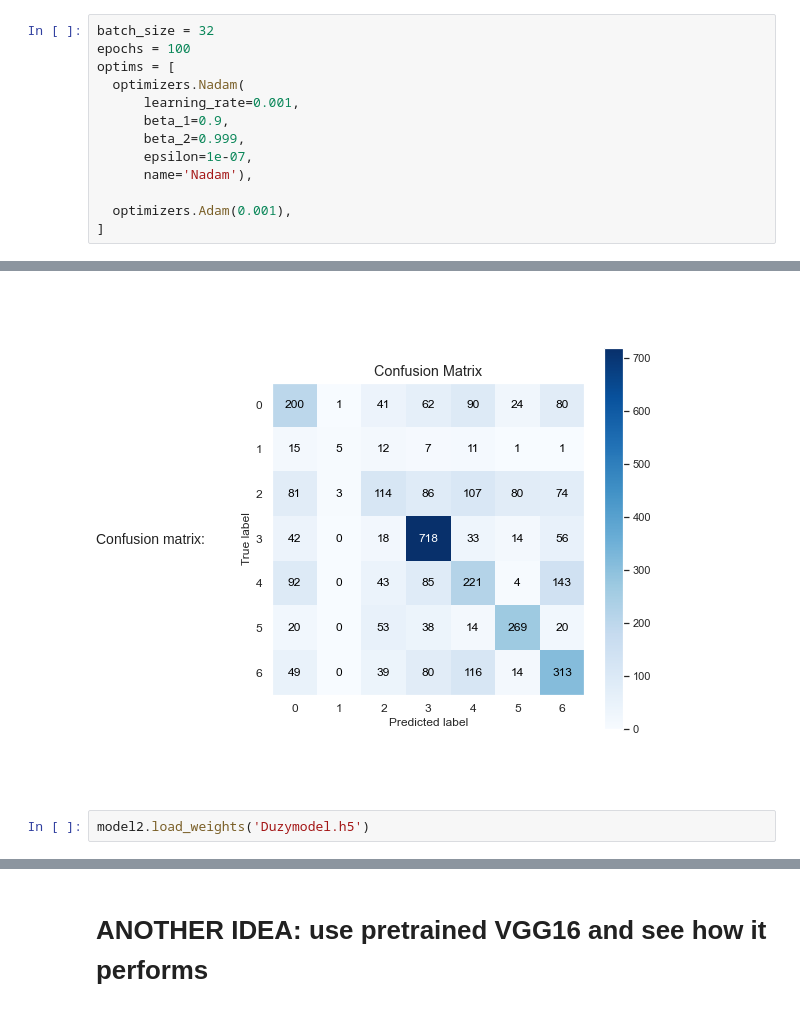
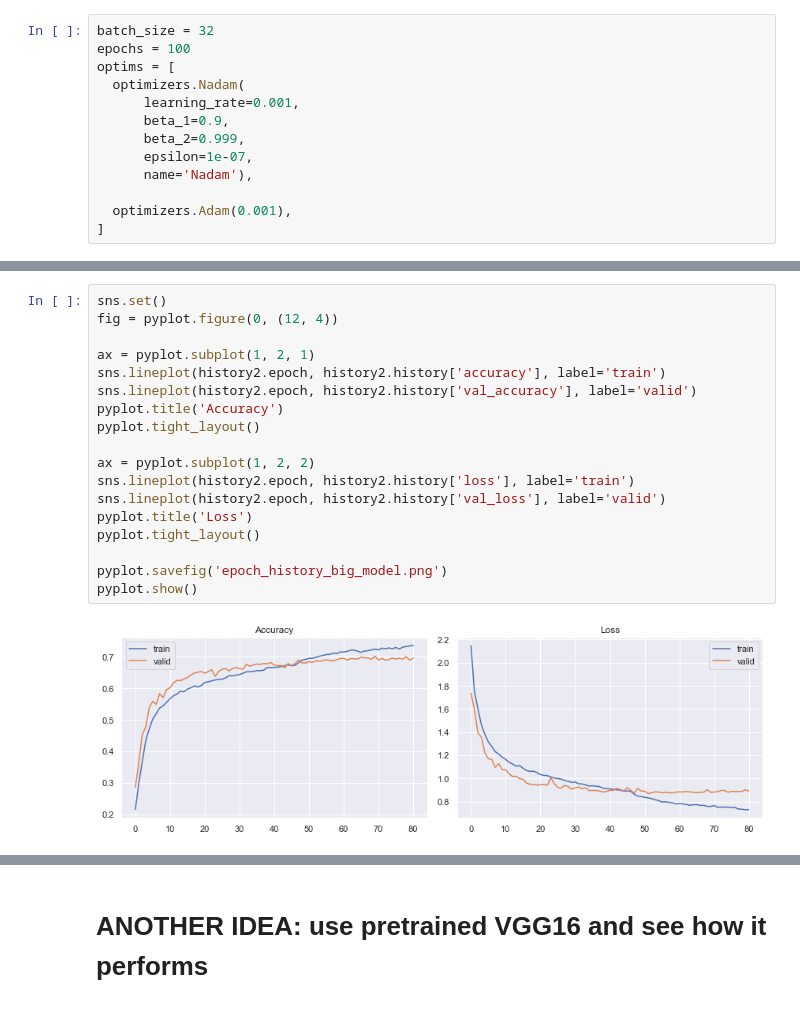
Before and after one commit to mw1213/AML_EmoRecognition, a Jupyter notebook: AML_EmotionRecognition_WawrzynowWilk.ipynb, the cells around one changed output, grey strips where cells are left out. Saved outputs shown, nothing was run; the diff lists cells and outputs as text.

```diff
--- a/AML_EmotionRecognition_WawrzynowWilk.ipynb
+++ b/AML_EmotionRecognition_WawrzynowWilk.ipynb
@@ -426,8 +453,23 @@ The accuracy and loss function obtained for this model:
-# %% [markdown]
-Confusion matrix:
-![confusion_matrix_dcnn2.png](attachment:confusion_matrix_dcnn2.png)
-# %%
-model2.load_weights('Duzymodel.h5')
+# %%
+sns.set()
+fig = pyplot.figure(0, (12, 4))
+
+ax = pyplot.subplot(1, 2, 1)
+sns.lineplot(history2.epoch, history2.history['accuracy'], label='train')
+sns.lineplot(history2.epoch, history2.history['val_accuracy'], label='valid')
+pyplot.title('Accuracy')
+pyplot.tight_layout()
+
+ax = pyplot.subplot(1, 2, 2)
+sns.lineplot(history2.epoch, history2.history['loss'], label='train')
+sns.lineplot(history2.epoch, history2.history['val_loss'], label='valid')
+pyplot.title('Loss')
+pyplot.tight_layout()
+
+pyplot.savefig('epoch_history_big_model.png')
+pyplot.show()
+# %% [output]
+[figure, added]
 # %%
 yhat_valid = model2.predict_classes(X_test)
 scikitplot.metrics.plot_confusion_matrix(np.argmax(y_test, axis=1), yhat_valid, figsize=(7,7), normalize=True)
```
Also changed, not shown: parts of 18 cells of this notebook, 6 other files.
